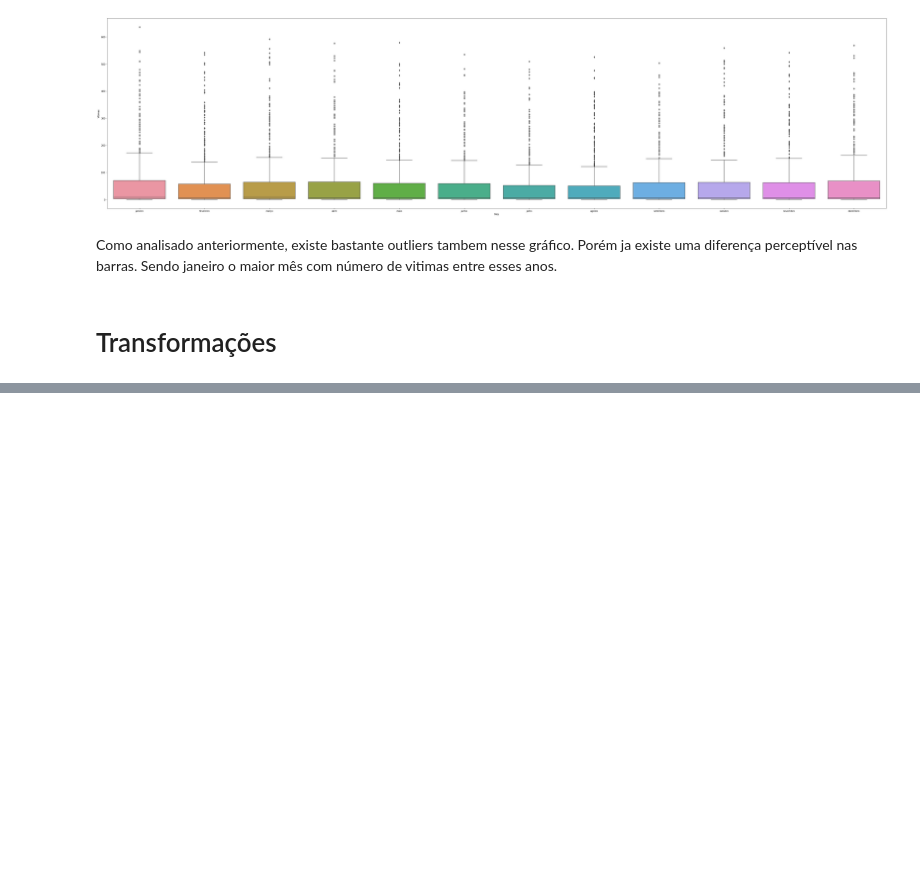
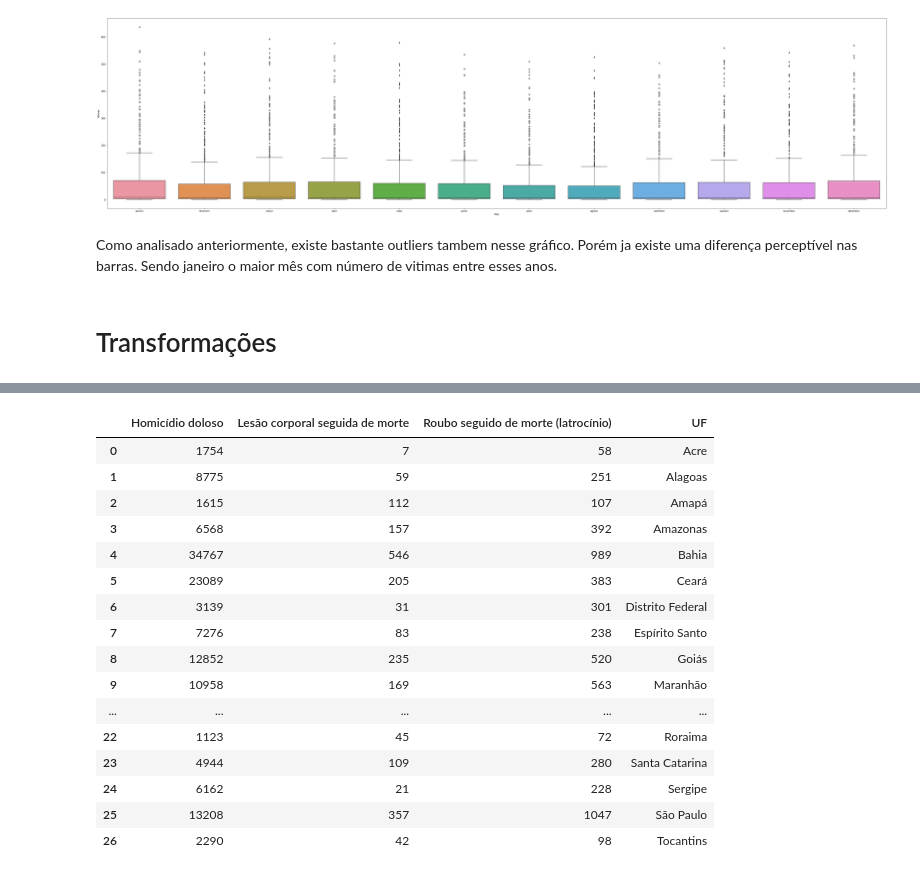
Before and after one commit to Aldo-1/Analise-de-dados-criminais, a Jupyter notebook: Analise.ipynb, the cells around one changed output, grey strips where cells are left out. Saved outputs shown, nothing was run; the diff lists cells and outputs as text; code cells hidden in the pictures; blank space fills up the shorter version.

```diff
--- a/Analise.ipynb
+++ b/Analise.ipynb
@@ -172,0 +134,29 @@ data_estados_vítimas
+# %%
+## Gerando novo dataset vitimas
+for i in range(len(groupby_vítimas)):
+    if count <3:
+        values.append(groupby_vítimas['Vítimas'][i])
+        count += 1
+    if count == 3:
+        dataset_transform_vitimas.loc[len(dataset_transform_vitimas)] = values + [groupby_vítimas['UF'][i]]
+        values = []
+        count = 0
+dataset_transform_vitimas
+# %% [output]
+|  | Homicídio doloso | Lesão corporal seguida de morte | Roubo seguido de morte (latrocínio) | UF |
+| 0 | 1754 | 7 | 58 | Acre |
+| 1 | 8775 | 59 | 251 | Alagoas |
+| 2 | 1615 | 112 | 107 | Amapá |
+| 3 | 6568 | 157 | 392 | Amazonas |
+| 4 | 34767 | 546 | 989 | Bahia |
+| 5 | 23089 | 205 | 383 | Ceará |
+| 6 | 3139 | 31 | 301 | Distrito Federal |
+| 7 | 7276 | 83 | 238 | Espírito Santo |
+| 8 | 12852 | 235 | 520 | Goiás |
+| 9 | 10958 | 169 | 563 | Maranhão |
+| ... | ... | ... | ... | ... |
+| 22 | 1123 | 45 | 72 | Roraima |
+| 23 | 4944 | 109 | 280 | Santa Catarina |
+| 24 | 6162 | 21 | 228 | Sergipe |
+| 25 | 13208 | 357 | 1047 | São Paulo |
+| 26 | 2290 | 42 | 98 | Tocantins |
```
Also changed, not shown: parts of 16 cells of this notebook.
